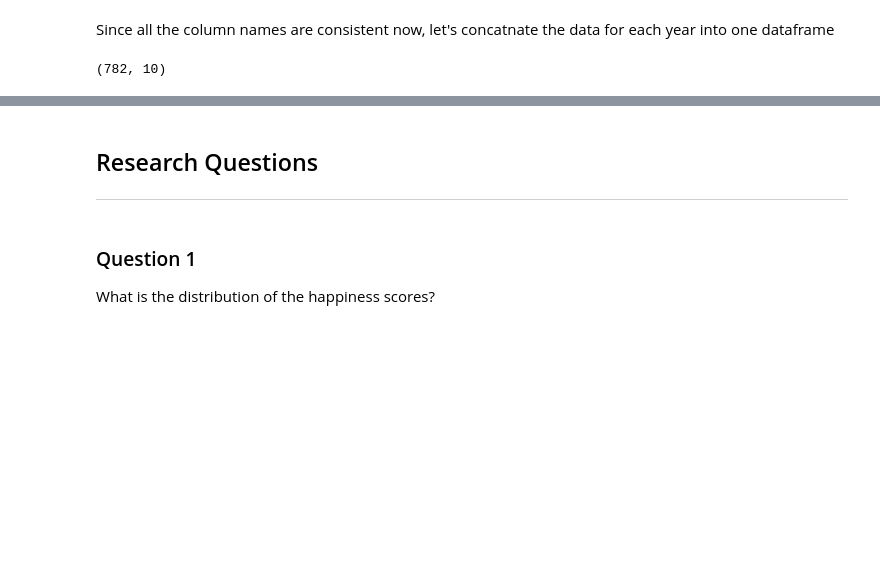
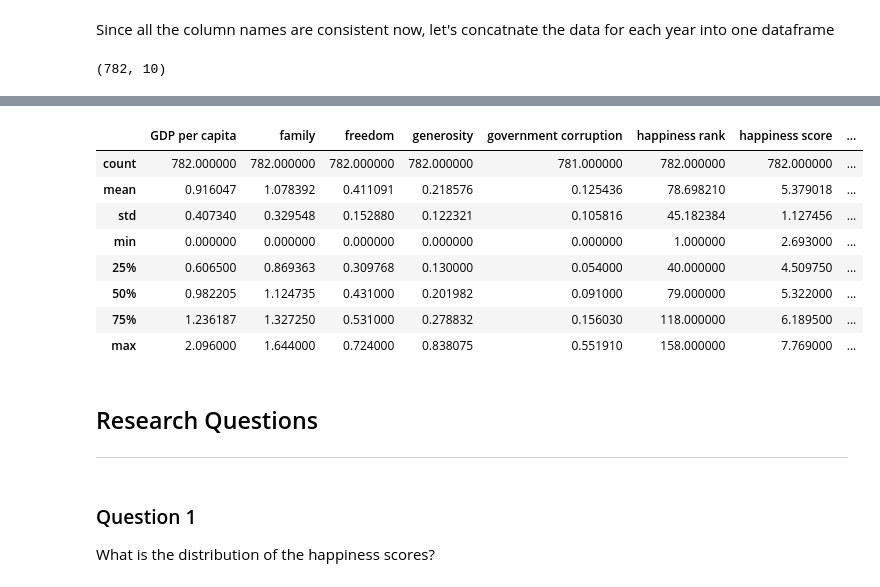
Before and after one commit to Benjaminnnnnn/CSE-163-FINAL-PROJECT, a Jupyter notebook: World_Happiness_Analysis.ipynb, the cells around one changed output, grey strips where cells are left out. Cells and saved outputs as stored; diff of their text form; code cells hidden in the pictures; blank space fills up the shorter version.

```diff
--- a/World_Happiness_Analysis.ipynb
+++ b/World_Happiness_Analysis.ipynb
@@ -171,3 +185,15 @@ TypeError: unsupported operand type(s) for +: 'int' and 'str'
+# %%
+happiness_data.describe()
+# %% [output]
+|  | GDP per capita | family | freedom | generosity | government corruption | happiness rank | happiness score | ... |
+| count | 782.000000 | 782.000000 | 782.000000 | 782.000000 | 781.000000 | 782.000000 | 782.000000 | ... |
+| mean | 0.916047 | 1.078392 | 0.411091 | 0.218576 | 0.125436 | 78.698210 | 5.379018 | ... |
+| std | 0.407340 | 0.329548 | 0.152880 | 0.122321 | 0.105816 | 45.182384 | 1.127456 | ... |
+| min | 0.000000 | 0.000000 | 0.000000 | 0.000000 | 0.000000 | 1.000000 | 2.693000 | ... |
+| 25% | 0.606500 | 0.869363 | 0.309768 | 0.130000 | 0.054000 | 40.000000 | 4.509750 | ... |
+| 50% | 0.982205 | 1.124735 | 0.431000 | 0.201982 | 0.091000 | 79.000000 | 5.322000 | ... |
+| 75% | 1.236187 | 1.327250 | 0.531000 | 0.278832 | 0.156030 | 118.000000 | 6.189500 | ... |
+| max | 2.096000 | 1.644000 | 0.724000 | 0.838075 | 0.551910 | 158.000000 | 7.769000 | ... |
 # %% [markdown]
 ## Research Questions
 ---
```
Also changed, not shown: parts of 4 cells of this notebook, 1 other file.
